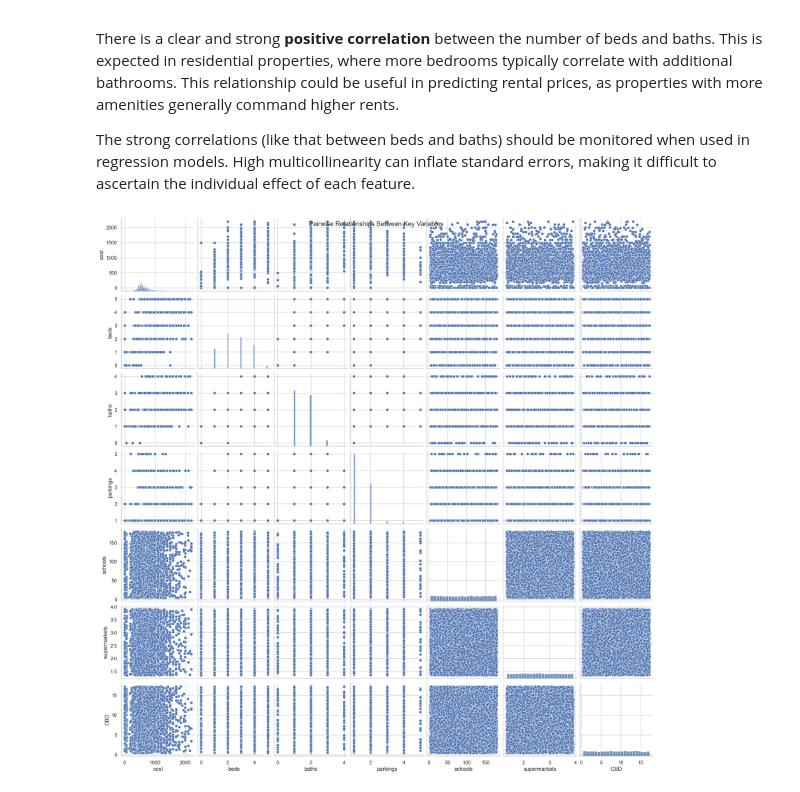
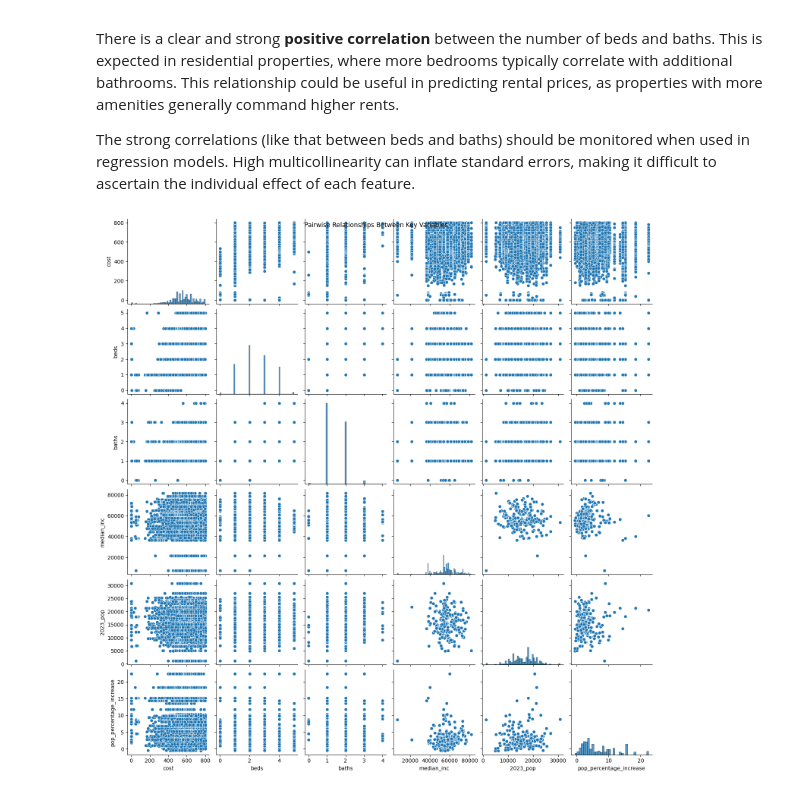
Before and after one commit to MAST30034-AppliedDataScience/project-2-group-real-estate-industry-project-21, a Jupyter notebook: notebooks/analysis.ipynb, the cells around one changed output. Drawn from its saved outputs; the diff is of its cells as text; code cells hidden in the pictures.

```diff
--- a/notebooks/analysis.ipynb
+++ b/notebooks/analysis.ipynb
@@ -19,0 +20,21 @@ prop_data_df = spark.read.parquet("../data/curated/prop_data_cleaned.parquet")
+# %%
+# # Read the Parquet file into a Spark DataFrame
+# prop_data_df = spark.read.parquet("../data/curated/prop_data_cleaned.parquet")
+
+sdf = spark.read.parquet("../data/curated/prop_data_cleaned2.parquet")
+
+csv_df = spark.read.csv("../data/curated/postcode_data.csv", header=True, inferSchema=True)
+
+csv_df = csv_df.withColumnRenamed("poa_code", "postal_code")
+
+csv_df = csv_df.withColumn(
+    "pop_percentage_increase",
+    (F.col("2023_pop") - F.col("2022_pop")) / F.col("2022_pop") * 100
+)
+
+# think income is by year so divide it by 52 to get weekly income
+csv_df = csv_df.select("median_inc", "2022_pop", "2023_pop", 'pop_percentage_increase', 'postal_code')
+
+prop_data_df = sdf.join(csv_df, on="postal_code", how="inner")
+
+prop_data_df
@@ -242,9 +389,10 @@ There is a clear and strong **positive correlation** between the number of beds
 The strong correlations (like that between beds and baths) should be monitored when used in regression models. High multicollinearity can inflate standard errors, making it difficult to ascertain the individual effect of each feature.
 # %%
 # Selecting a subset of relevant variables
-selected_columns = df_prop[['cost', 'beds', 'baths', 'parkings', 'schools', 'supermarkets', 'CBD']]
+selected_columns = df_prop[['cost', 'beds', 'baths', 'median_inc', '2023_pop', 'pop_percentage_increase']]
+                            #  'parkings', 'schools', 'supermarkets', 'CBD']]
 sns.pairplot(selected_columns)
 plt.suptitle('Pairwise Relationships Between Key Variables')
 plt.show()
 # %% [output]
-[figure, old version]
+[figure, new version]
```
Also changed, not shown: parts of 13 cells of this notebook, 2 other files.
